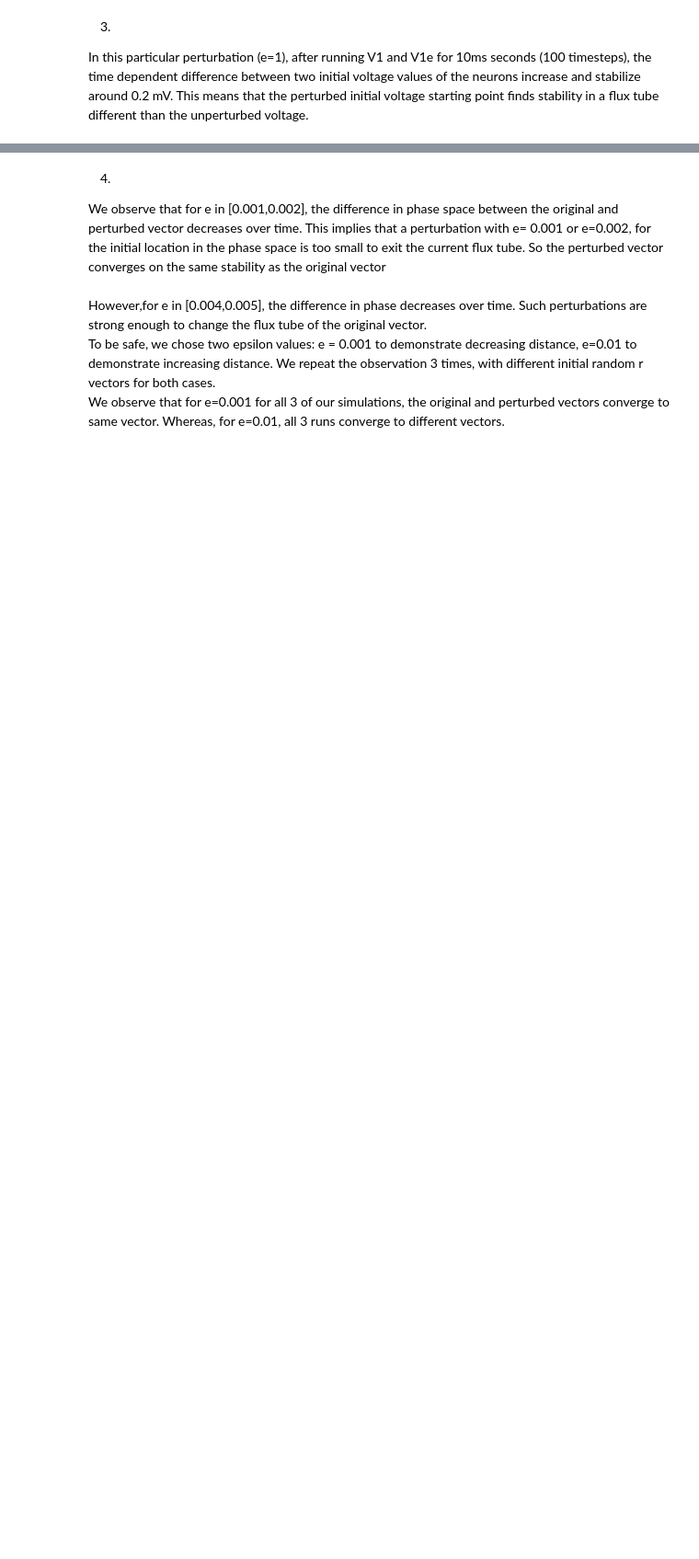
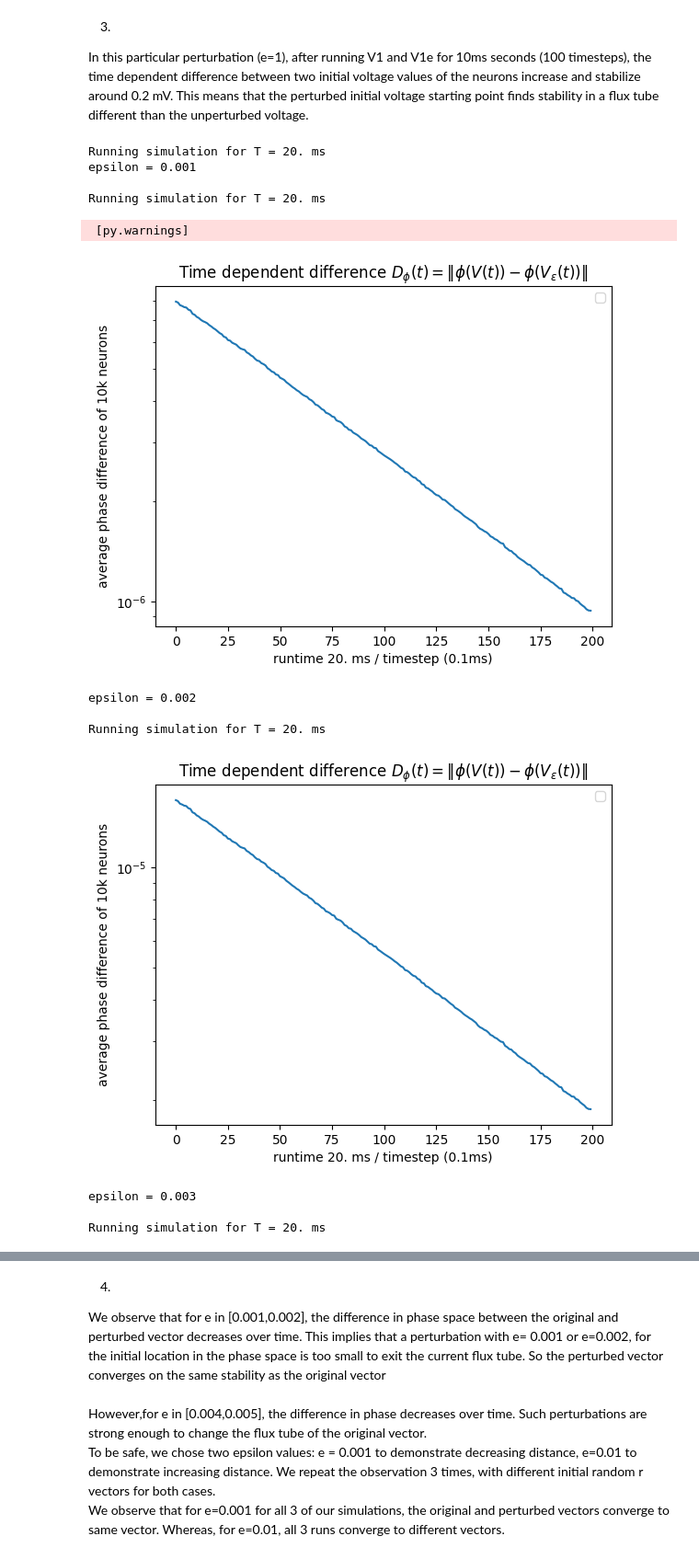
Before and after one commit to ulasayyilmaz/Stability_and_Chaos, a Jupyter notebook: Stab_Chaos_Ulas.ipynb, the cells around one changed output, grey strips where cells are left out. Shown at 92% size. Saved outputs shown, nothing was run; the diff lists cells and outputs as text; code cells hidden in the pictures; blank space fills up the shorter version.

```diff
--- a/Stab_Chaos_Ulas.ipynb
+++ b/Stab_Chaos_Ulas.ipynb
@@ -203,4 +202,19 @@ def simulate_epsilon_differences(eps_array,num_realizations,V0,runtime):
 
     return np.array(eps_array), np.array(divergence_probabilities)
 # %%
-# simulate_epsilon_differences(epsilon_array,V_0,20*ms)
+epsilon_array=[0.001,0.002,0.003,0.004,0.005]
+simulate_epsilon_differences(epsilon_array,1,V_0,20*ms)
+# %% [output]
+Running simulation for T = 20. ms
+epsilon = 0.001
+
+Running simulation for T = 20. ms
+ [py.warnings]
+[figure, added]
+epsilon = 0.002
+
+Running simulation for T = 20. ms
+[figure, added]
+epsilon = 0.003
+
+Running simulation for T = 20. ms
```
Also changed, not shown: parts of 7 cells of this notebook.
